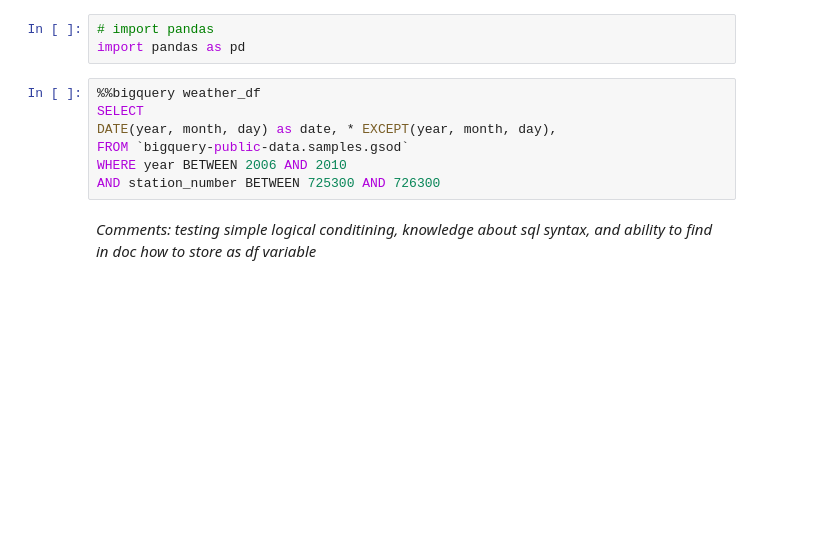
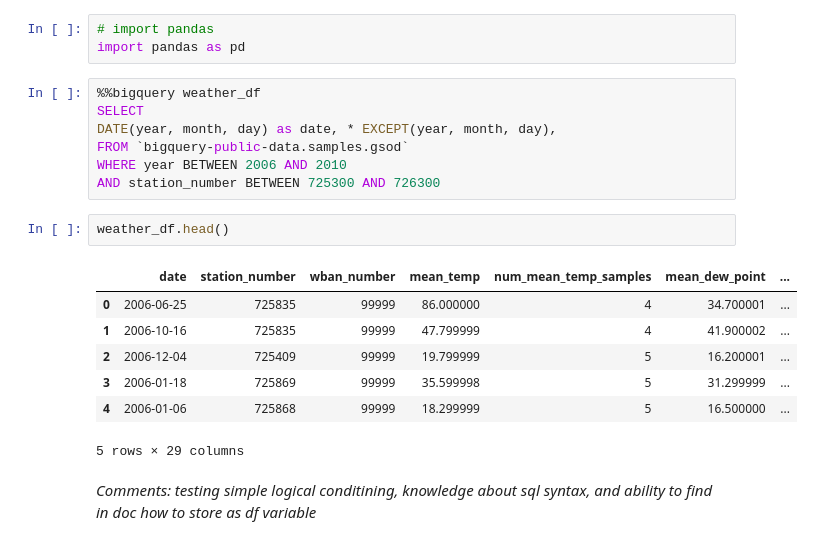
Before and after one commit to tlary/7l_ds, a Jupyter notebook: Coding Challenge.ipynb, the cells around one changed output. Cells and saved outputs as stored; diff of their text form; blank space fills up the shorter version.

```diff
--- a/Coding Challenge.ipynb
+++ b/Coding Challenge.ipynb
@@ -49,6 +52,16 @@ DATE(year, month, day) as date, * EXCEPT(year, month, day),
 FROM `bigquery-public-data.samples.gsod`
 WHERE year BETWEEN 2006 AND 2010
 AND station_number BETWEEN 725300 AND 726300
+# %%
+weather_df.head()
+# %% [output]
+|  | date | station_number | wban_number | mean_temp | num_mean_temp_samples | mean_dew_point | ... |
+| 0 | 2006-06-25 | 725835 | 99999 | 86.000000 | 4 | 34.700001 | ... |
+| 1 | 2006-10-16 | 725835 | 99999 | 47.799999 | 4 | 41.900002 | ... |
+| 2 | 2006-12-04 | 725409 | 99999 | 19.799999 | 5 | 16.200001 | ... |
+| 3 | 2006-01-18 | 725869 | 99999 | 35.599998 | 5 | 31.299999 | ... |
+| 4 | 2006-01-06 | 725868 | 99999 | 18.299999 | 5 | 16.500000 | ... |
+5 rows × 29 columns
 # %% [markdown]
 *Comments: testing simple logical conditining, knowledge about sql syntax, and ability to find in doc how to store as df variable*
 # %% [markdown]
```
Also changed, not shown: parts of 41 cells of this notebook.
